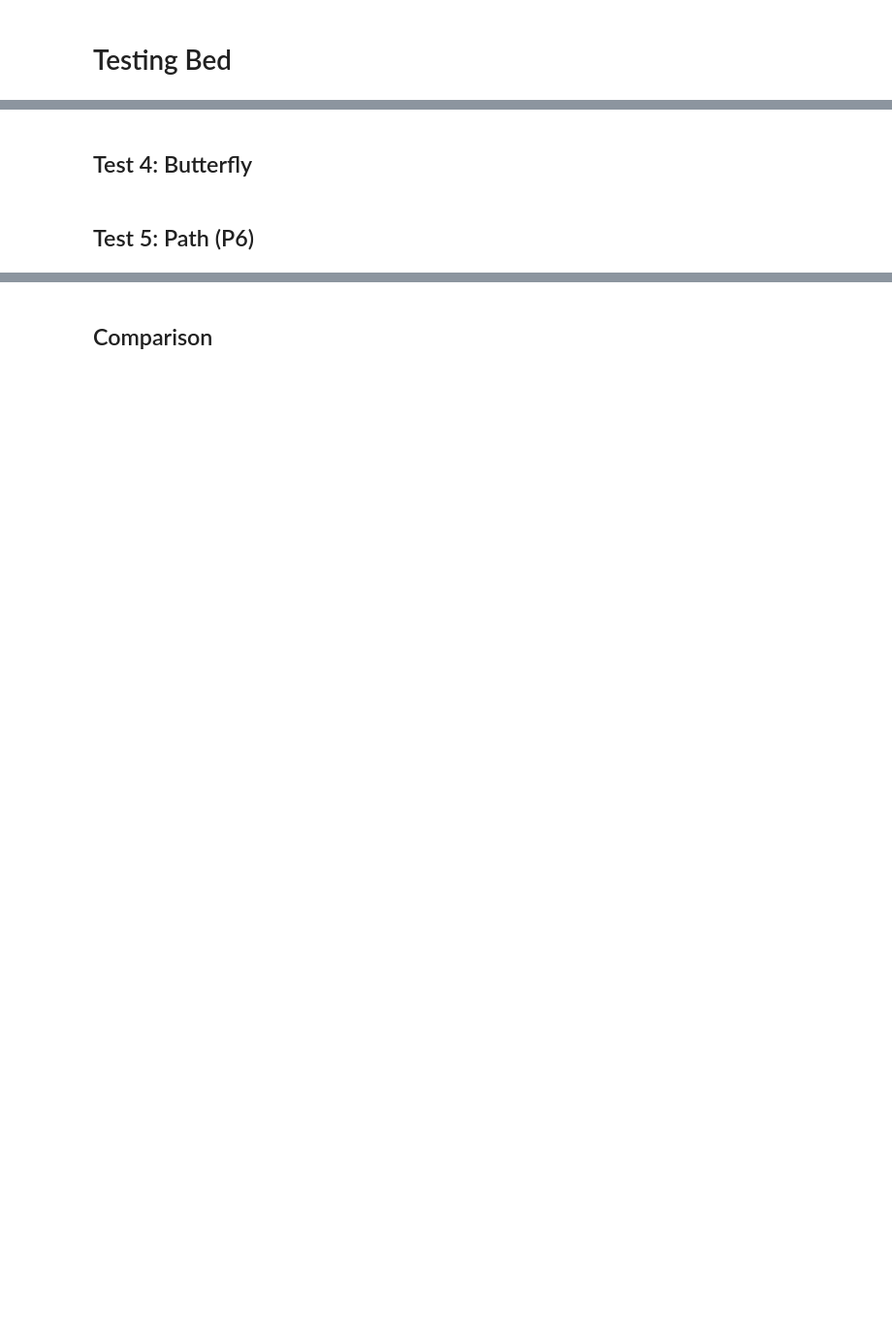
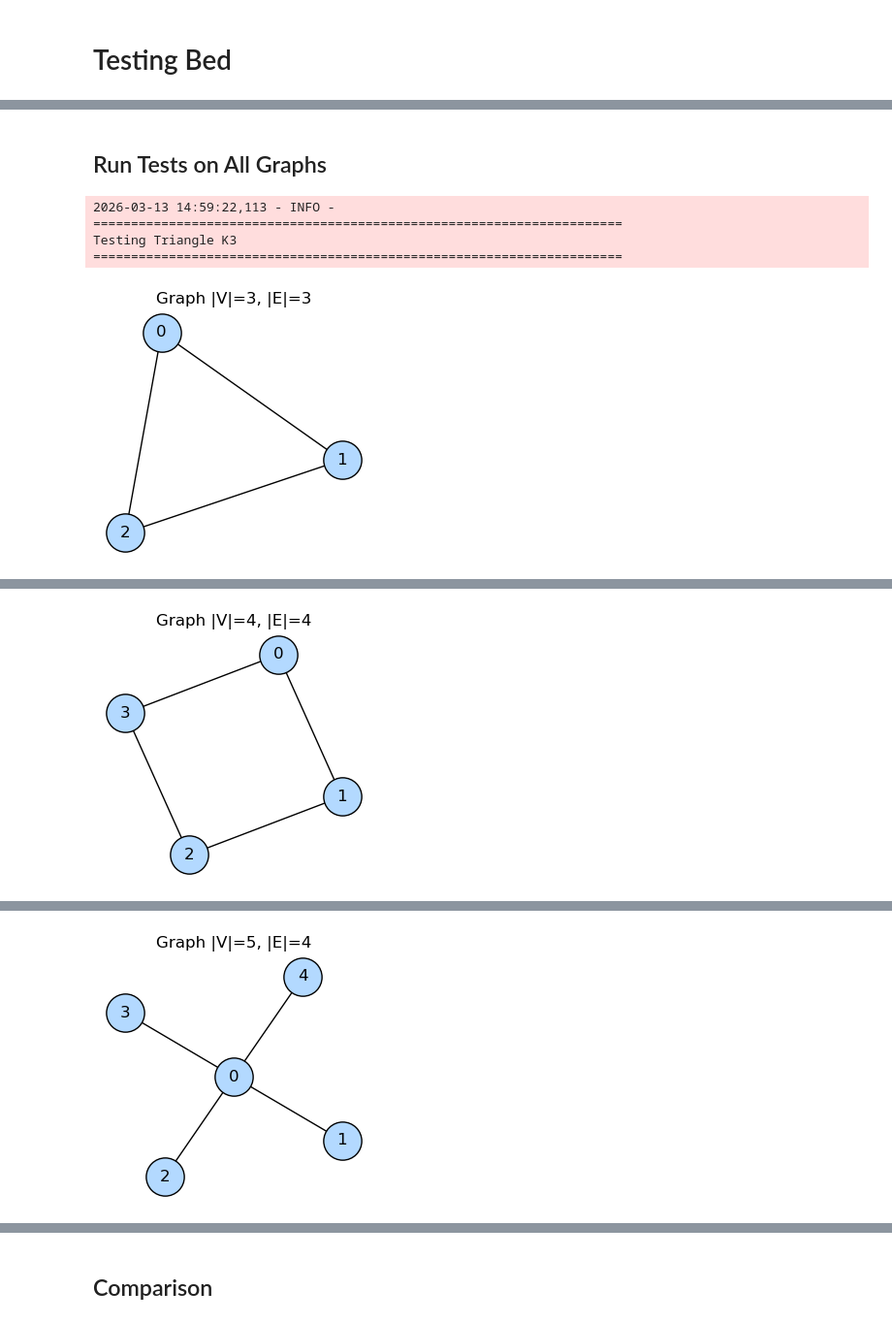
Before and after one commit to nicofighter45/rQAOAQuantumComputing, a Jupyter notebook: testing_bed.ipynb, the cells around one changed output, grey strips where cells are left out. Shown at 97% size. Drawn from its saved outputs; the diff is of its cells as text; code cells hidden in the pictures; blank space fills up the shorter version.

```diff
--- a/testing_bed.ipynb
+++ b/testing_bed.ipynb
@@ -88,5 +29,6 @@ def plot_results_summary():
 # %%
 def test_solvers_on_graph(graph: Graph, graph_name="Graph"):
+    """Test all solvers on a given graph and log results."""
     logger.info("=" * 70)
     logger.info(f"TEST: {graph_name}")
     logger.info(f"Vertices: {graph.E} | Edges: {len(graph.edges)}")
@@ -138,7 +80,7 @@ def test_solvers_on_graph(graph: Graph, graph_name="Graph"):
     fastest = min(results.items(), key=lambda x: x[1][2])
     logger.info(f"Fastest: {fastest[0].upper()} ({fastest[1][2]*1000:.3f} ms)")
 
-    # Store results for later plotting
-    all_results[graph_name] = results
+    # Store results for visualization
+    store_test_results(graph_name, results)
 
     return results
@@ -184,2 +86,0 @@ test_solvers_on_graph(g3, "Star S4")
-# %% [markdown]
-## Test 4: Butterfly
@@ -199,2 +86,0 @@ test_solvers_on_graph(g4, "Papillon")
-# %% [markdown]
-## Test 5: Path (P6)
@@ -212,0 +87,17 @@ test_solvers_on_graph(g5, "Chemin P6")
+# %% [markdown]
+## Run Tests on All Graphs
+# %%
+# Create all test graphs
+test_graphs = create_test_graphs()
+
+# Run tests on each graph
+for graph_name, graph in test_graphs.items():
+    logger.info(f"\n{'='*70}\nTesting {graph_name}\n{'='*70}")
+    graph.draw()
+    test_solvers_on_graph(graph, graph_name)
+# %% [output]
+2026-03-13 14:59:22,113 - INFO -
+======================================================================
+Testing Triangle K3
+======================================================================
+[figure, added]
@@ -212,0 +121 @@ test_solvers_on_graph(g5, "Chemin P6")
+[figure, added]
@@ -212,0 +139 @@ test_solvers_on_graph(g5, "Chemin P6")
+[figure, added]
```
Also changed, not shown: parts of 13 cells of this notebook, 2 other files.
